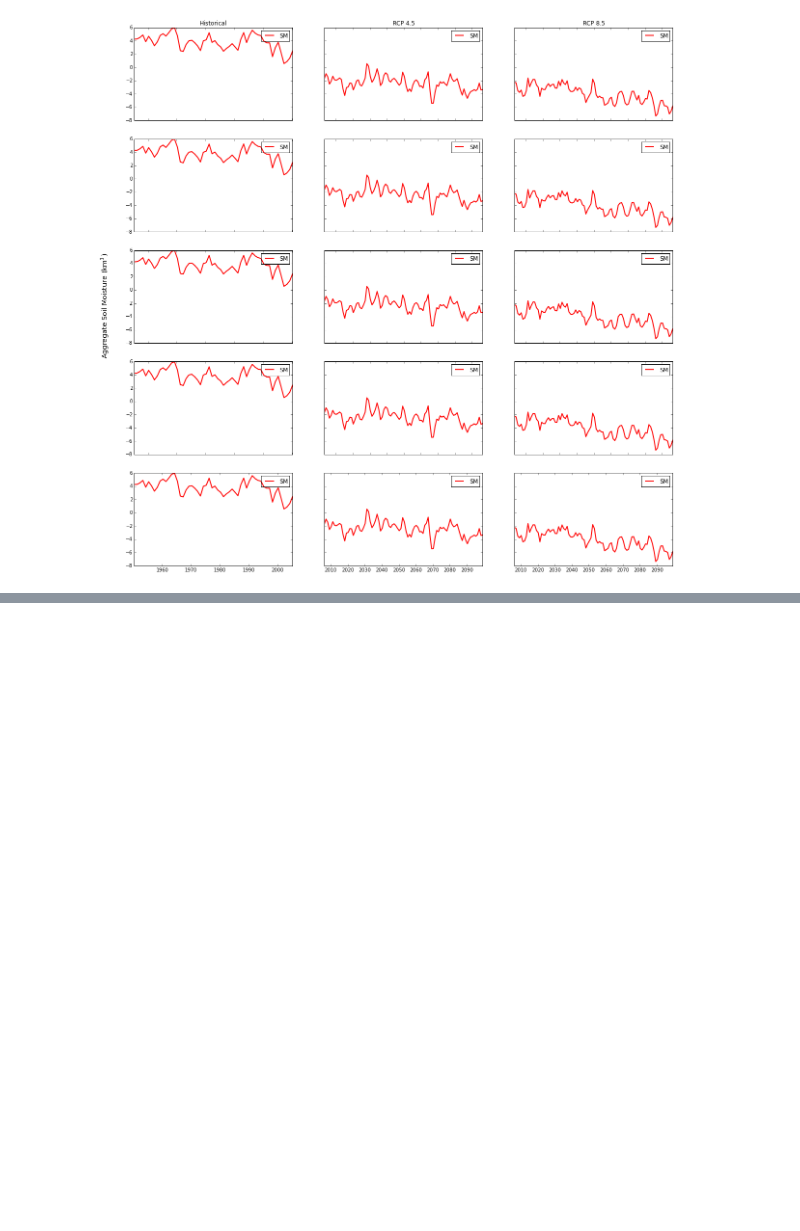
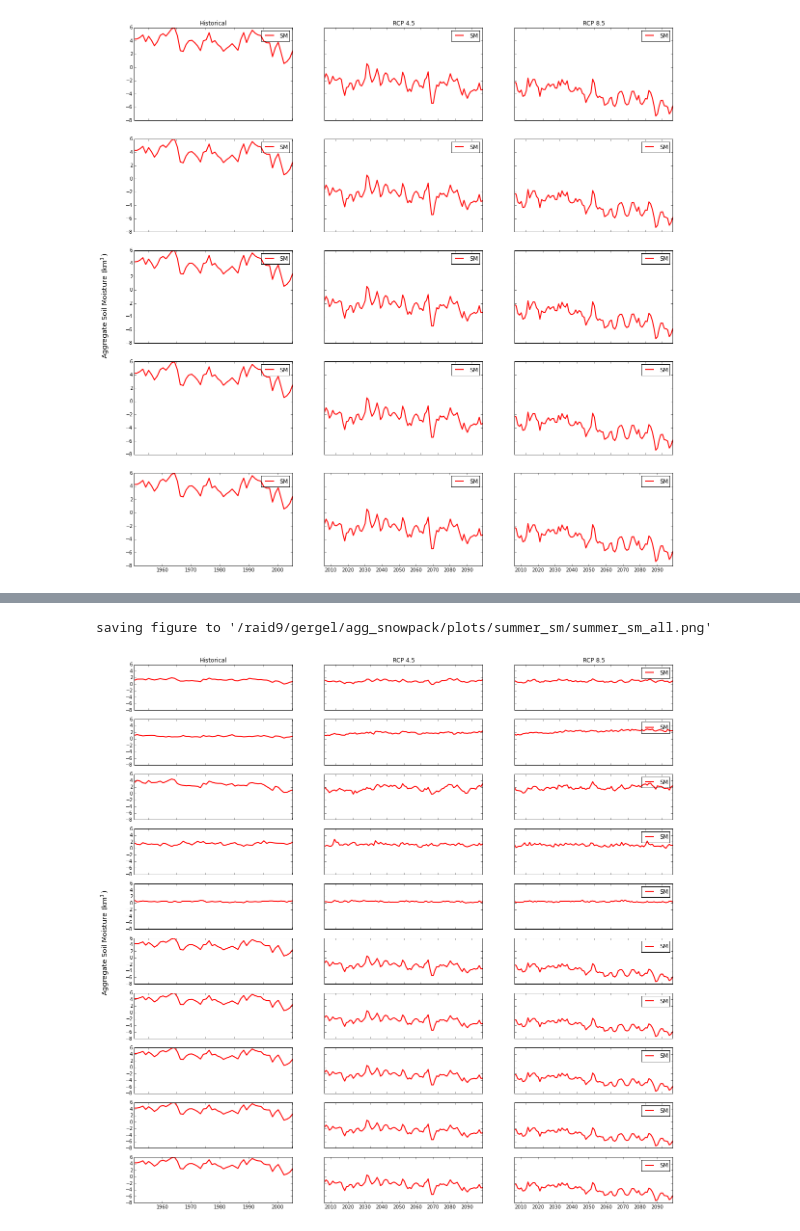
Before and after one commit to XUEYANZHANG9/IS_snowfire, a Jupyter notebook: plot_summer_sm.ipynb, the cells around one changed output, grey strips where cells are left out. Saved outputs shown, nothing was run; the diff lists cells and outputs as text; code cells hidden in the pictures; blank space fills up the shorter version.

```diff
--- a/plot_summer_sm.ipynb
+++ b/plot_summer_sm.ipynb
@@ -177,0 +170,76 @@ len(sm)
+# %%
+basins = ["cascades","california","northernrockies","southernrockies","whites","plains","nwinterior","coastalnorth","coastalsouth","southwest"]
+
+lt = 20
+rt = 20
+lw = 2.0
+for variable in variables:
+    num = 0
+    fig = plt.figure(figsize=(lt,rt))
+
+    for basin in basins:
+        for scenario in scenarios:
+            if (scenario == "historical"):
+                base = datetime.datetime(1950, 4, 1)
+                end_date = datetime.datetime(2006, 4, 1)
+            else:
+                base = datetime.datetime(2006, 4, 1)
+                end_date = datetime.datetime(2100, 4, 1)
+            direc = '/raid9/gergel/agg_snowpack/sm_summer'
+            file = '%s_%s.npz' %(basin,scenario)
+            data = np.load(os.path.join(direc,file))
+            sm = data['sm']
+
+            direc = '/raid9/gergel/agg_snowpack/%s' %scenario
+            file = '%s.npz' % "whites"
+            data = np.load(os.path.join(direc,file))
+            dates = data['dates']
+
+
+            if (scenario == "historical"):
+                ax = fig.add_subplot(10,3,num+1)
+
+            else:
+                ax = fig.add_subplot(10,3,num+1,sharey=ax)
+                plt.setp(ax.get_yticklabels(), visible=False)
+
+
+            if (basin != "southwest"):
+                plt.setp(ax.get_xticklabels(), visible=False)
+            else:
+                ax.xaxis.set_major_locator(matplotlib.dates.YearLocator(10))
+                ax.autoscale_view()
+
+
+            ax.plot_date(dates,sm,fmt='-',color='r',label='SM',linewidth=lw)
+            # ax.plot(dates,sm,'r-',label='SM',linewidth=lw)
+
+            plt.ylim((-8,6))
+
+            if (scenario == "rcp85"):
+                plt.legend()
+
+            if num == 0:
+                ax.set_title('Historical')
+            elif num == 1:
+                ax.set_title('RCP 4.5')
+            elif num == 2:
+                ax.set_title('RCP 8.5')
+
+            num += 1
+
+
+
+    fig.text(0.075, 0.5, 'Aggregate Soil Moisture (km$^{3}$)', va='center', rotation='vertical',size = 'x-large')
+
+
+
+    ## save plot
+    direc = '/raid9/gergel/agg_snowpack/plots/summer_sm'
+    plotname = 'summer_sm_all.png'
+    savepath = os.path.join(direc, plotname)
+    print ("saving figure to '%s'" % savepath)
+    plt.savefig(savepath)
+# %% [output]
+saving figure to '/raid9/gergel/agg_snowpack/plots/summer_sm/summer_sm_all.png'
+[figure, added]
```
Also changed, not shown: parts of 8 cells of this notebook.
